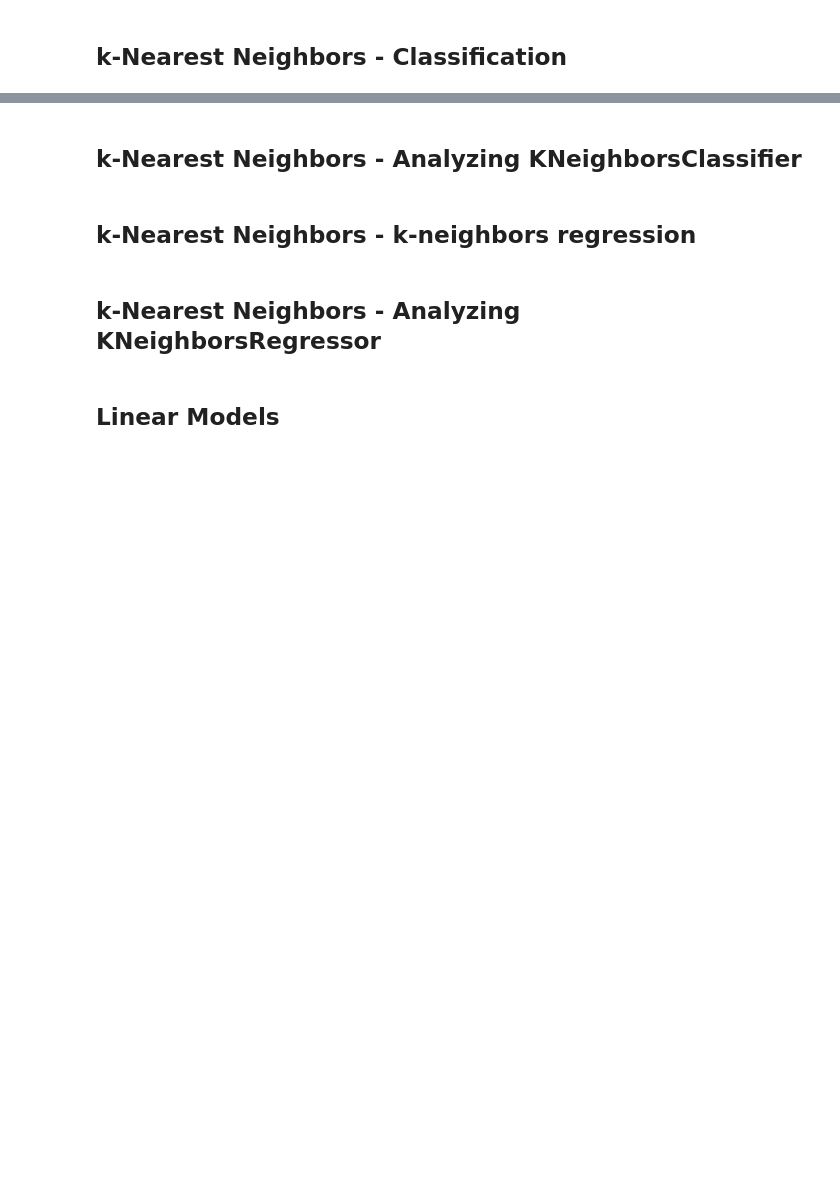
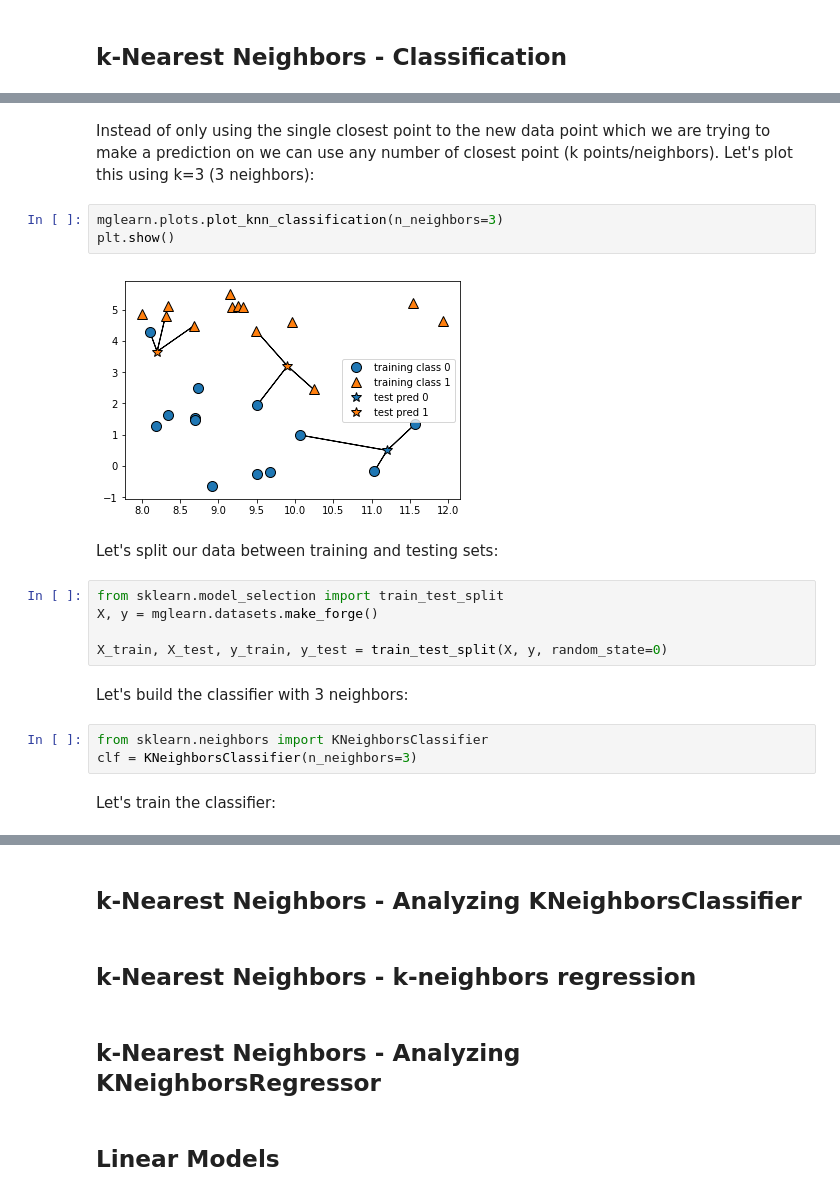
Before and after one commit to emile-bernard/Machine-Learning-With-Python, a Jupyter notebook: 2-supervised-learning.ipynb, the cells around one changed output, grey strips where cells are left out. Cells and saved outputs as stored; diff of their text form; blank space fills up the shorter version.

```diff
--- a/2-supervised-learning.ipynb
+++ b/2-supervised-learning.ipynb
@@ -101,0 +111,21 @@ X.shape: (506, 104)
+# %% [markdown]
+Instead of only using the single closest point to the new data point which we are trying to make a prediction on we can use any number of closest point (k points/neighbors). Let's plot this using k=3 (3 neighbors):
+# %%
+mglearn.plots.plot_knn_classification(n_neighbors=3)
+plt.show()
+# %% [output]
+[figure, added]
+# %% [markdown]
+Let's split our data between training and testing sets:
+# %%
+from sklearn.model_selection import train_test_split
+X, y = mglearn.datasets.make_forge()
+
+X_train, X_test, y_train, y_test = train_test_split(X, y, random_state=0)
+# %% [markdown]
+Let's build the classifier with 3 neighbors:
+# %%
+from sklearn.neighbors import KNeighborsClassifier
+clf = KNeighborsClassifier(n_neighbors=3)
+# %% [markdown]
+Let's train the classifier:
```
Also changed, not shown: parts of 7 cells of this notebook.
